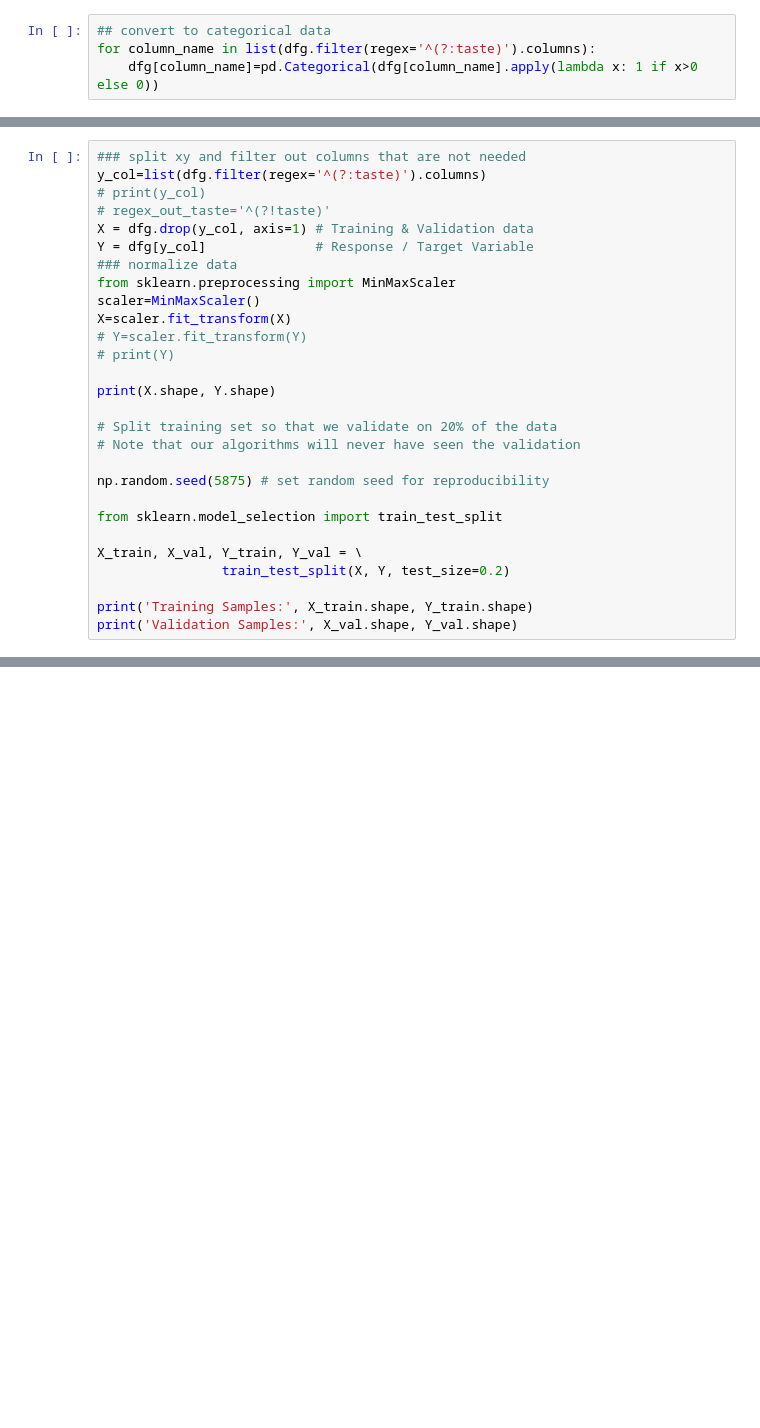
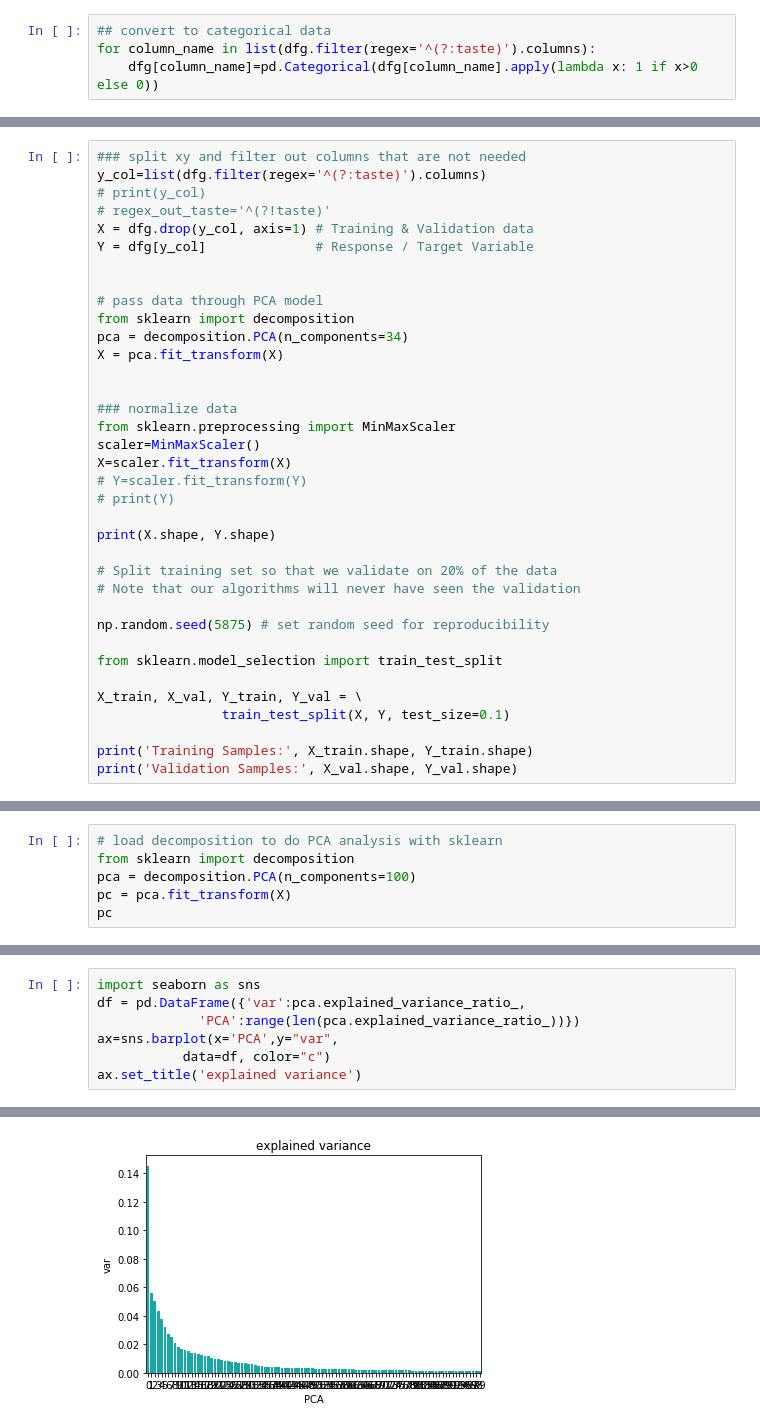
Before and after one commit to thanakijwanavit/wine_review_capstone, a Jupyter notebook: wine_review_ai/classification_models.ipynb, the cells around one changed output, grey strips where cells are left out. Saved outputs shown, nothing was run; the diff lists cells and outputs as text; blank space fills up the shorter version.

```diff
--- a/wine_review_ai/classification_models.ipynb
+++ b/wine_review_ai/classification_models.ipynb
@@ -73,6 +58,14 @@ y_col=list(dfg.filter(regex='^(?:taste)').columns)
 # regex_out_taste='^(?!taste)'
 X = dfg.drop(y_col, axis=1) # Training & Validation data
 Y = dfg[y_col]              # Response / Target Variable
+
+
+# pass data through PCA model
+from sklearn import decomposition
+pca = decomposition.PCA(n_components=34)
+X = pca.fit_transform(X)
+
+
 ### normalize data
 from sklearn.preprocessing import MinMaxScaler
 scaler=MinMaxScaler()
@@ -90,7 +83,7 @@ np.random.seed(5875) # set random seed for reproducibility
 from sklearn.model_selection import train_test_split
 
 X_train, X_val, Y_train, Y_val = \
-                train_test_split(X, Y, test_size=0.2)
+                train_test_split(X, Y, test_size=0.1)
 
 print('Training Samples:', X_train.shape, Y_train.shape)
 print('Validation Samples:', X_val.shape, Y_val.shape)
@@ -152,0 +320,6 @@ accuracy_score is: 0.000199
+# %%
+# load decomposition to do PCA analysis with sklearn
+from sklearn import decomposition
+pca = decomposition.PCA(n_components=100)
+pc = pca.fit_transform(X)
+pc
@@ -152,0 +340,8 @@ accuracy_score is: 0.000199
+# %%
+import seaborn as sns
+df = pd.DataFrame({'var':pca.explained_variance_ratio_,
+             'PCA':range(len(pca.explained_variance_ratio_))})
+ax=sns.barplot(x='PCA',y="var",
+           data=df, color="c")
+ax.set_title('explained variance')
+# %% [output]
@@ -152,0 +349 @@ accuracy_score is: 0.000199
+[figure, added]
```
Also changed, not shown: parts of 24 cells of this notebook, 3 other files.
